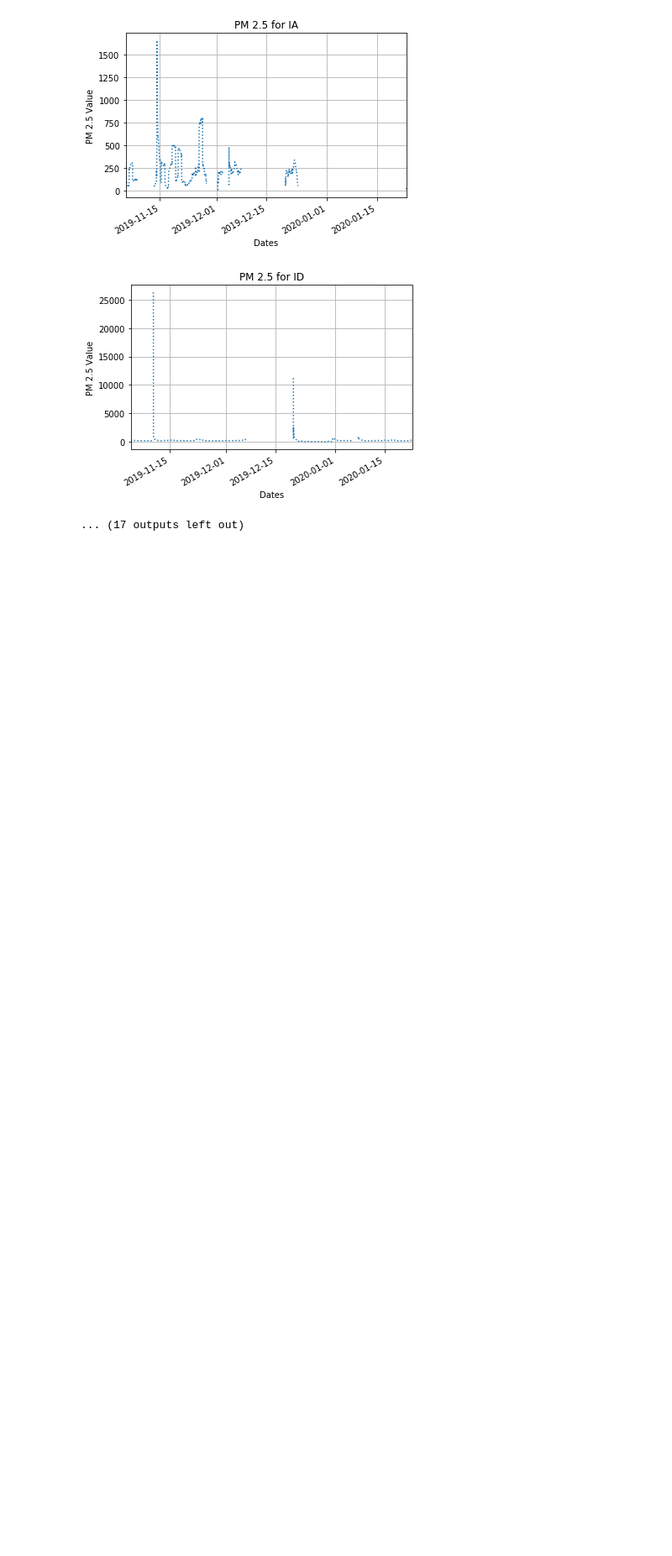
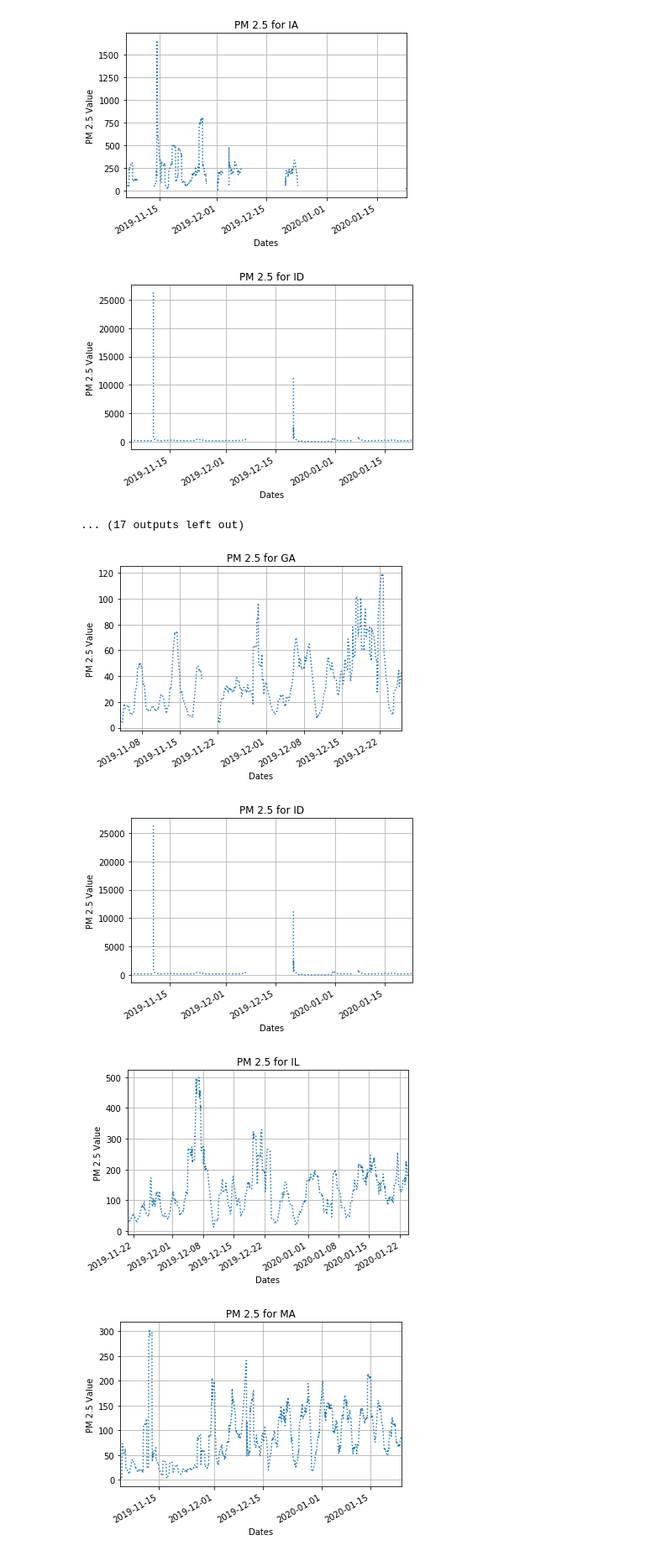
Before and after one commit to ylehilds/analyzing-mongolia-air-quality, a Jupyter notebook: jupyter/analysis.ipynb, the cells around one changed output. Shown at 84% size. Cells and saved outputs as stored; diff of their text form; code cells hidden in the pictures; blank space fills up the shorter version.

```diff
--- a/jupyter/analysis.ipynb
+++ b/jupyter/analysis.ipynb
@@ -205,3 +206,25 @@ data = gold_data
 [figure]
 [figure]
 ... (17 outputs left out)
+# %%
+# this set is for daily PM 2.5 average for all modified gers 100% electrical heater
+# https://stackoverflow.com/questions/36921951/truth-value-of-a-series-is-ambiguous-use-a-empty-a-bool-a-item-a-any-o
+
+heater_only_modified_gers = ['GA', 'ID', 'IL', 'MA', 'ND', 'NE']
+data = data[(data.name == heater_only_modified_gers[0]) | (data.name == heater_only_modified_gers[1]) | (data.name == heater_only_modified_gers[2]) | (data.name == heater_only_modified_gers[3]) | (data.name == heater_only_modified_gers[4]) | (data.name == heater_only_modified_gers[5])]
+
+for name, sensor_data in data.groupby("name"):
+    data.groupby("name").get_group(name)["pm2_5"].rolling("1d").mean().plot(lineStyle=':')
+    plt.xlabel('Dates')
+    plt.ylabel('PM 2.5 Value')
+    plt.title('PM 2.5 for {}'.format(name))
+    plt.grid(True)
+    plt.savefig("./heater_only_modified_gers_pm_2_5/{}_pm_2_5.png".format(name), format='png')
+    plt.show()
+
+data = gold_data
+# %% [output]
+[figure, added]
+[figure, added]
+[figure, added]
+[figure, added]
```
Also changed, not shown: parts of 4 cells of this notebook, 28 other files.
